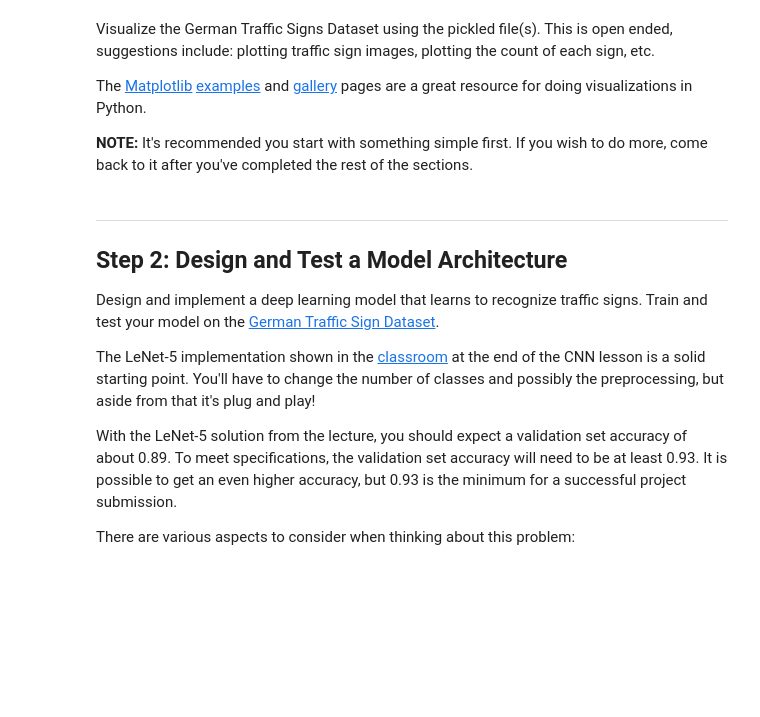
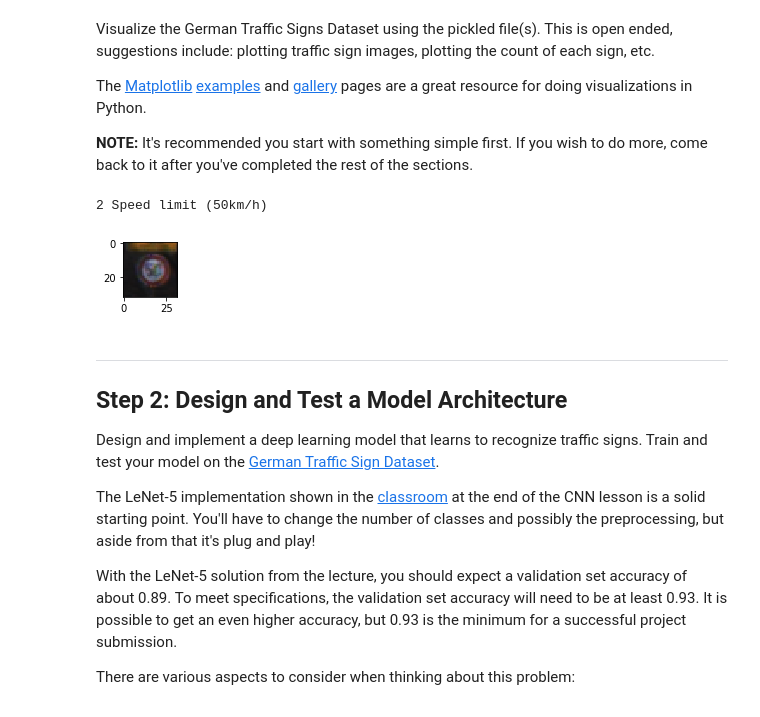
Before and after one commit to ahubi/CarND-Traffic-Sign-Classifier-Project, a Jupyter notebook: Traffic_Sign_Classifier.ipynb, the cells around one changed output. Cells and saved outputs as stored; diff of their text form; code cells hidden in the pictures; blank space fills up the shorter version.

```diff
--- a/Traffic_Sign_Classifier.ipynb
+++ b/Traffic_Sign_Classifier.ipynb
@@ -22,7 +22,12 @@ The [rubric](https://review.udacity.com/#!/rubrics/481/view) contains "Stand Out
 # %%
 # Load pickled data
 import pickle
+import csv
 import numpy as np
+import random
+import matplotlib.pyplot as plt
+%matplotlib inline
+
 # TODO: Fill this in based on where you saved the training and testing data
 
 training_file = "data/train.p"
@@ -39,6 +44,12 @@ with open(testing_file, mode='rb') as f:
 X_train, y_train = train['features'], train['labels']
 X_valid, y_valid = valid['features'], valid['labels']
 X_test, y_test = test['features'], test['labels']
+signmames=[]
+with open('signnames.csv') as csvfile:
+    reader = csv.reader(csvfile, delimiter=',')
+    for row in reader:
+        if (row[0]!='ClassId'):
+            signmames.append(row[1])
 
 assert(len(X_train) == len(y_train))
 assert(len(X_valid) == len(y_valid))
@@ -94,9 +105,16 @@ The [Matplotlib](http://matplotlib.org/) [examples](http://matplotlib.org/exampl
 # %%
 ### Data exploration visualization code goes here.
 ### Feel free to use as many code cells as needed.
-import matplotlib.pyplot as plt
-# Visualizations will be shown in the notebook.
-%matplotlib inline
+def showimg(img):
+    plt.figure(figsize=(1,1))
+    plt.imshow(img.squeeze())
+
+index = random.randint(0, len(X_train))
+showimg(X_train[index])
+print(y_train[index], signmames[y_train[index]])
+# %% [output]
+2 Speed limit (50km/h)
+[figure, added]
 # %% [markdown]
 ----
 
```
Also changed, not shown: parts of 9 cells of this notebook.
